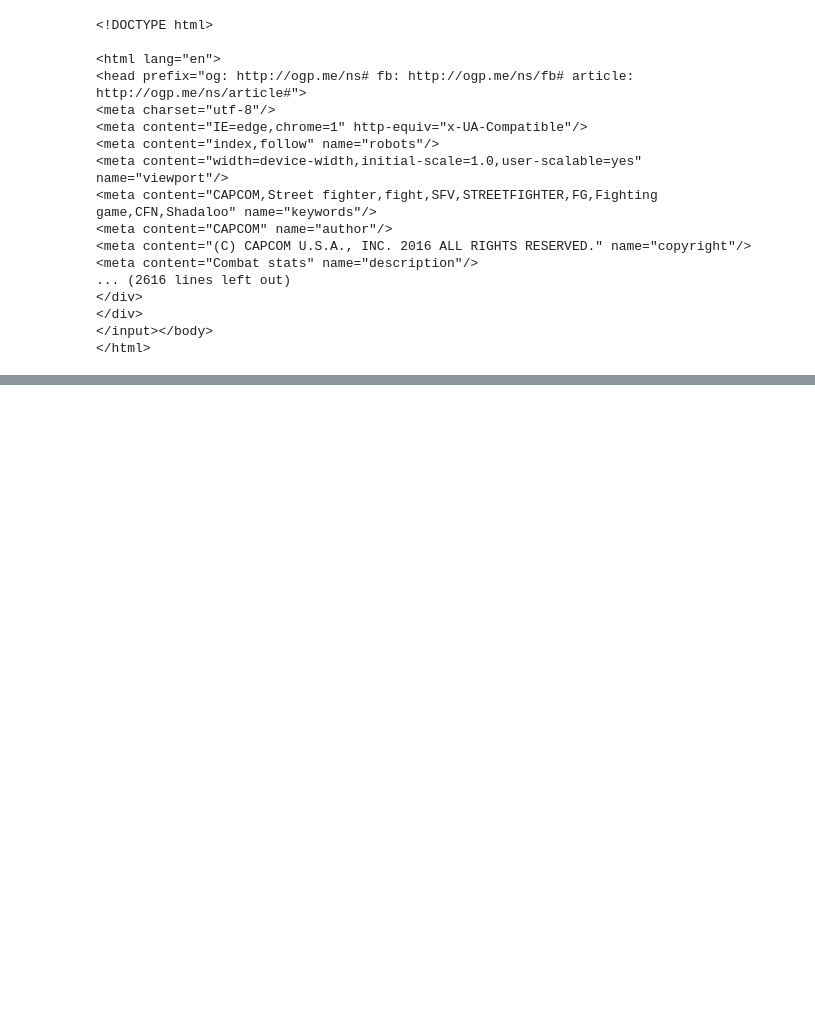
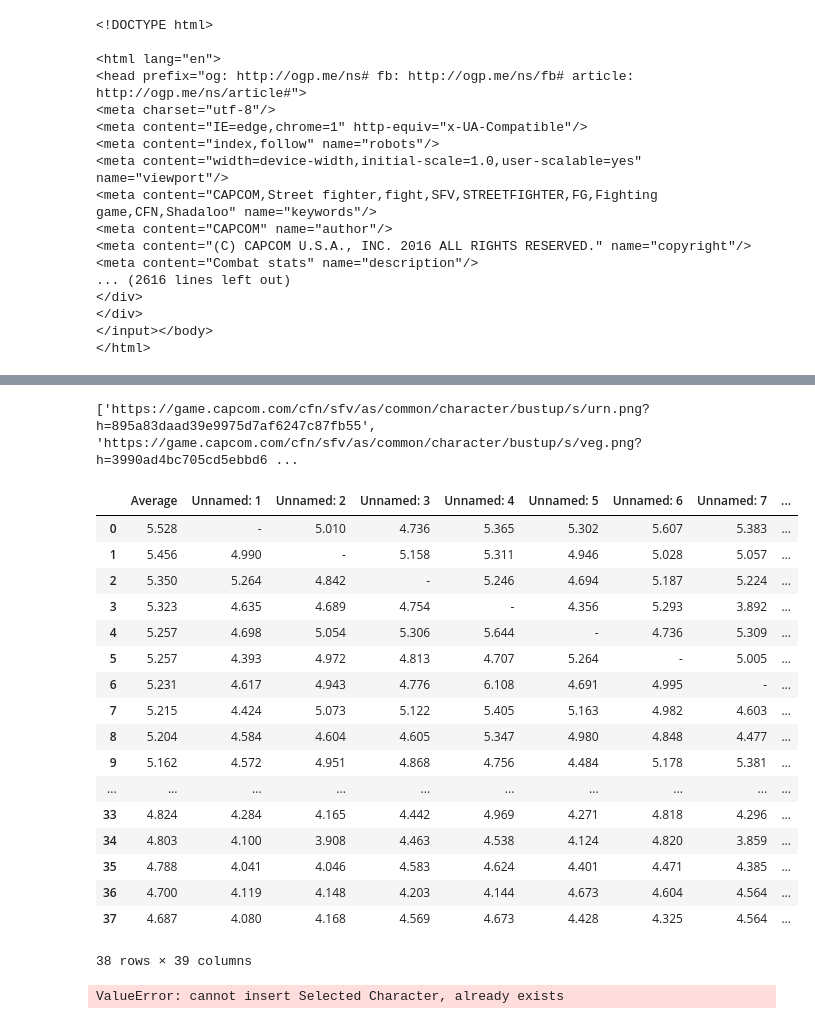
Before and after one commit to eric-ruzzo/street-fighter_character_analysis, a Jupyter notebook: scrapedata.ipynb, the cells around one changed output, grey strips where cells are left out. Cells and saved outputs as stored; diff of their text form; code cells hidden in the pictures; blank space fills up the shorter version.

Commit message:
read html table into pandas df

```diff
--- a/scrapedata.ipynb
+++ b/scrapedata.ipynb
@@ -225,0 +249,56 @@ soup
+# %%
+headers = table.find_all("th")
+
+# Delete first item in list, which does not have a link
+del headers[0]
+
+# Create empty list to store links
+header_image_urls = []
+
+for header in headers:
+    image = header.find("img")
+    link = image["src"]
+    header_image_urls.append(link)
+
+print(header_image_urls)
+# %% [output]
+['https://game.capcom.com/cfn/sfv/as/common/character/bustup/s/urn.png?h=895a83daad39e9975d7af6247c87fb55', 'https://game.capcom.com/cfn/sfv/as/common/character/bustup/s/veg.png?h=3990ad4bc705cd5ebbd6 ...
+# %%
+# Use pandas to read combat stats html table
+
+df = pd.read_html("Resources/combatstats.html")
+combat_df = df[0]
+combat_df
+# %% [output]
+|  | Average | Unnamed: 1 | Unnamed: 2 | Unnamed: 3 | Unnamed: 4 | Unnamed: 5 | Unnamed: 6 | Unnamed: 7 | ... |
+| 0 | 5.528 | - | 5.010 | 4.736 | 5.365 | 5.302 | 5.607 | 5.383 | ... |
+| 1 | 5.456 | 4.990 | - | 5.158 | 5.311 | 4.946 | 5.028 | 5.057 | ... |
+| 2 | 5.350 | 5.264 | 4.842 | - | 5.246 | 4.694 | 5.187 | 5.224 | ... |
+| 3 | 5.323 | 4.635 | 4.689 | 4.754 | - | 4.356 | 5.293 | 3.892 | ... |
+| 4 | 5.257 | 4.698 | 5.054 | 5.306 | 5.644 | - | 4.736 | 5.309 | ... |
+| 5 | 5.257 | 4.393 | 4.972 | 4.813 | 4.707 | 5.264 | - | 5.005 | ... |
+| 6 | 5.231 | 4.617 | 4.943 | 4.776 | 6.108 | 4.691 | 4.995 | - | ... |
+| 7 | 5.215 | 4.424 | 5.073 | 5.122 | 5.405 | 5.163 | 4.982 | 4.603 | ... |
+| 8 | 5.204 | 4.584 | 4.604 | 4.605 | 5.347 | 4.980 | 4.848 | 4.477 | ... |
+| 9 | 5.162 | 4.572 | 4.951 | 4.868 | 4.756 | 4.484 | 5.178 | 5.381 | ... |
+| ... | ... | ... | ... | ... | ... | ... | ... | ... | ... |
+| 33 | 4.824 | 4.284 | 4.165 | 4.442 | 4.969 | 4.271 | 4.818 | 4.296 | ... |
+| 34 | 4.803 | 4.100 | 3.908 | 4.463 | 4.538 | 4.124 | 4.820 | 3.859 | ... |
+| 35 | 4.788 | 4.041 | 4.046 | 4.583 | 4.624 | 4.401 | 4.471 | 4.385 | ... |
+| 36 | 4.700 | 4.119 | 4.148 | 4.203 | 4.144 | 4.673 | 4.604 | 4.564 | ... |
+| 37 | 4.687 | 4.080 | 4.168 | 4.569 | 4.673 | 4.428 | 4.325 | 4.564 | ... |
+38 rows × 39 columns
+# %%
+# Add column for header_image_urls
+combat_df.insert(0, "Selected Character", header_image_urls)
+combat_df.head()
+
+# Add Overall Win Rate to headers list
+#header_image_urls.insert(0, "Overall Win Rate")
+#print(header_image_urls)
+
+# Rename Columns
+combat_df.rename(columns={combat_df.columns[1]: "Overall Win Rate", combat_df.columns[2:]: header_image_urls})
+combat_df.head()
+# %% [output]
+ValueError: cannot insert Selected Character, already exists
```
Also changed, not shown: parts of 3 cells of this notebook.
